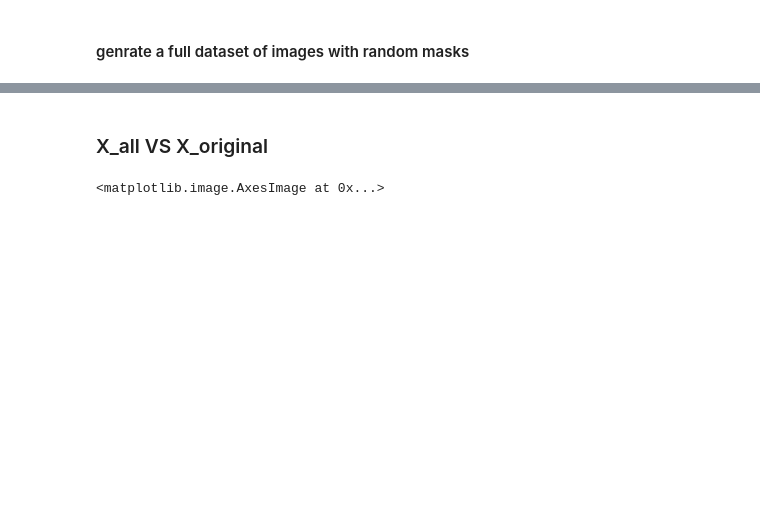
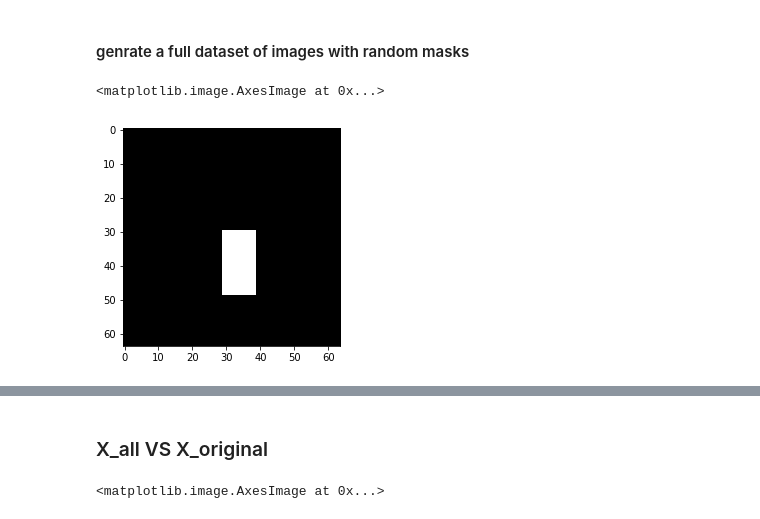
Before and after one commit to clementruin/ImageInpainting, a Jupyter notebook: preprocessing_cars_demo.ipynb, the cells around one changed output, grey strips where cells are left out. Drawn from its saved outputs; the diff is of its cells as text; code cells hidden in the pictures; blank space fills up the shorter version.

```diff
--- a/preprocessing_cars_demo.ipynb
+++ b/preprocessing_cars_demo.ipynb
@@ -172,11 +172,32 @@ range_w = np.arange(5, 20)
 # %%
 np.random.seed(123)
-xs = np.random.choice(range_x, X_all.shape[0])
-ys = np.random.choice(range_y, X_all.shape[0])
-hs = np.random.choice(range_h, X_all.shape[0])
-ws = np.random.choice(range_w, X_all.shape[0])
 
-for img, x, y, h, w in zip(X_all, xs, ys, hs, ws):
-    mask(img, (x, y, h, w))
+# Uniform
+xs = np.random.choice(range_x, X_all.shape[0]) # upper left corner
+ys = np.random.choice(range_y, X_all.shape[0]) # upper left corner
+hs = np.random.choice(range_h, X_all.shape[0]) # height
+ws = np.random.choice(range_w, X_all.shape[0]) # width
+
+# Gaussian
+xg = np.random.normal(25,10,X_all.shape[0])
+yg = np.random.normal(25,10,X_all.shape[0])
+
+gaussian = True
+
+if gaussian:
+    for img, x, y, h, w in zip(X_all, xg.astype(int), yg.astype(int), hs, ws):
+        mask(img, (x, y, h, w))
+else:
+    for img, x, y, h, w in zip(X_all, xs, ys, hs, ws):
+        mask(img, (x, y, h, w))
+# %%
+filter_mask = np.zeros(X_train.shape)
+
+for i, x, y, h, w in zip(range(filter_mask.shape[0]), xg.astype(int), yg.astype(int), hs, ws):
+    filter_mask[i, x:x+w, y:y+h, :] = 1.
+plt.imshow(filter_mask[49])
+# %% [output]
+<matplotlib.image.AxesImage at 0x...>
+[figure, added]
 # %%
 # sanity check
```
Also changed, not shown: parts of 6 cells of this notebook, 1 other file.
